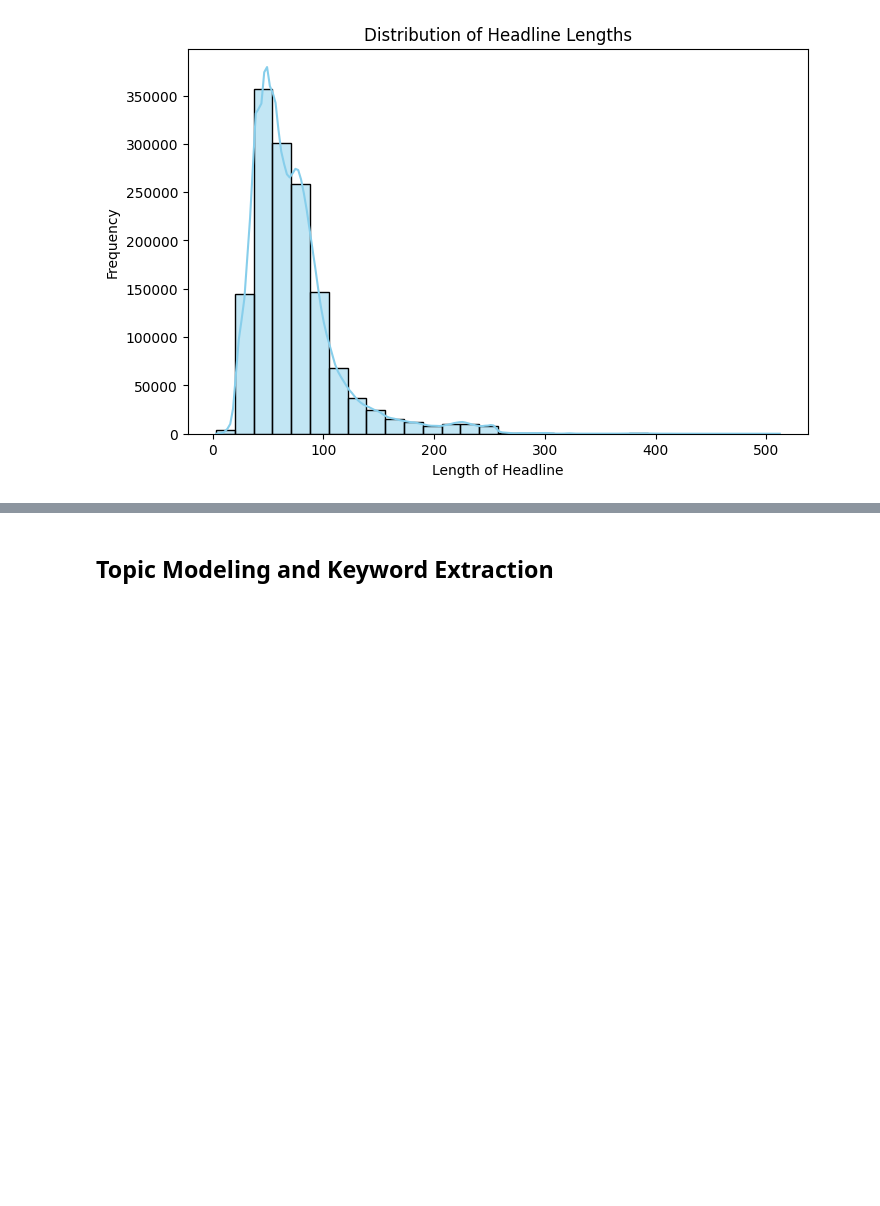
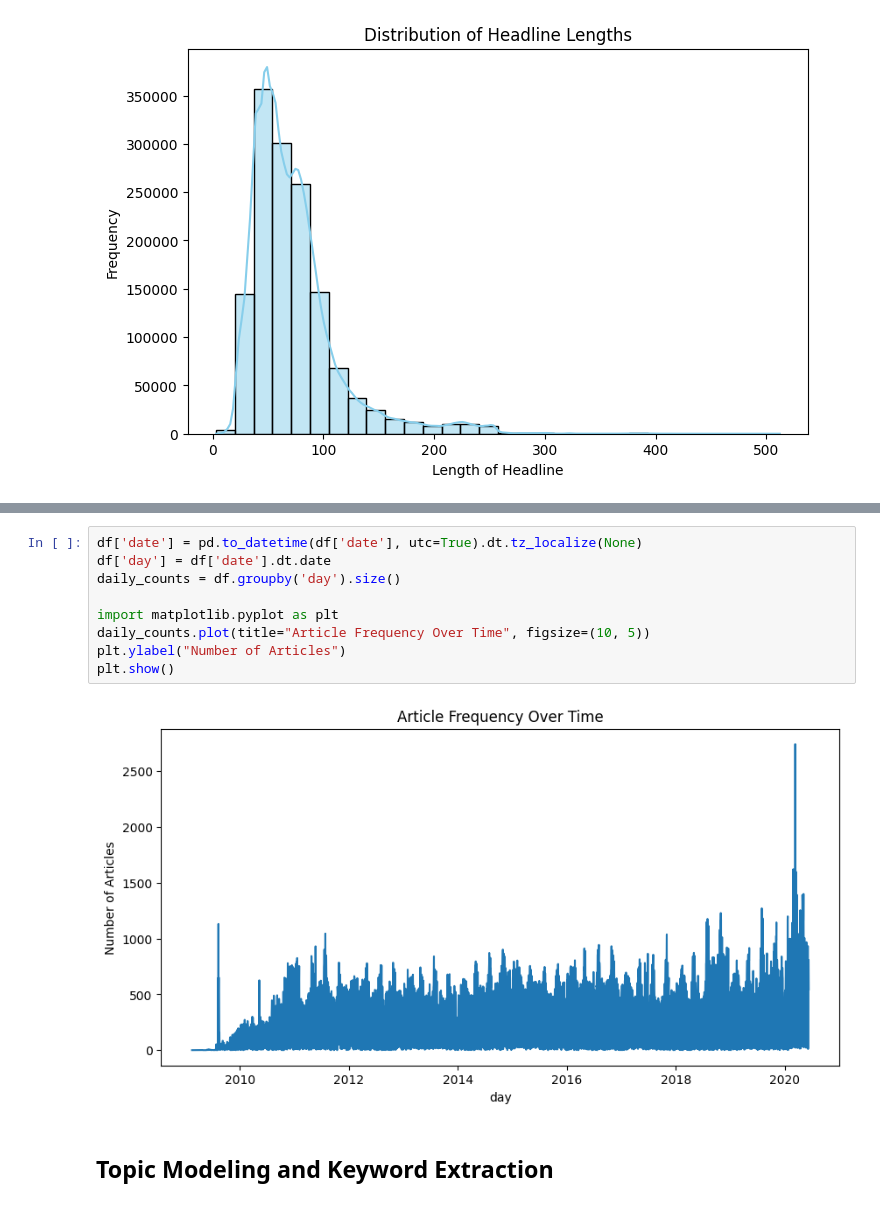
Before and after one commit to RuhamaY/sentiment-analysis-week2, a Jupyter notebook: notebooks/EDA.ipynb, the cells around one changed output, grey strips where cells are left out. Saved outputs shown, nothing was run; the diff lists cells and outputs as text; blank space fills up the shorter version.

Commit message:
time series analysis

```diff
--- a/notebooks/EDA.ipynb
+++ b/notebooks/EDA.ipynb
@@ -73,3 +95,14 @@ plt.show()
+# %%
+df['date'] = pd.to_datetime(df['date'], utc=True).dt.tz_localize(None)
+df['day'] = df['date'].dt.date
+daily_counts = df.groupby('day').size()
+
+import matplotlib.pyplot as plt
+daily_counts.plot(title="Article Frequency Over Time", figsize=(10, 5))
+plt.ylabel("Number of Articles")
+plt.show()
+# %% [output]
+[figure, added]
 # %% [markdown]
 ## Topic Modeling and Keyword Extraction
 # %%
```
Also changed, not shown: parts of 2 cells of this notebook.
